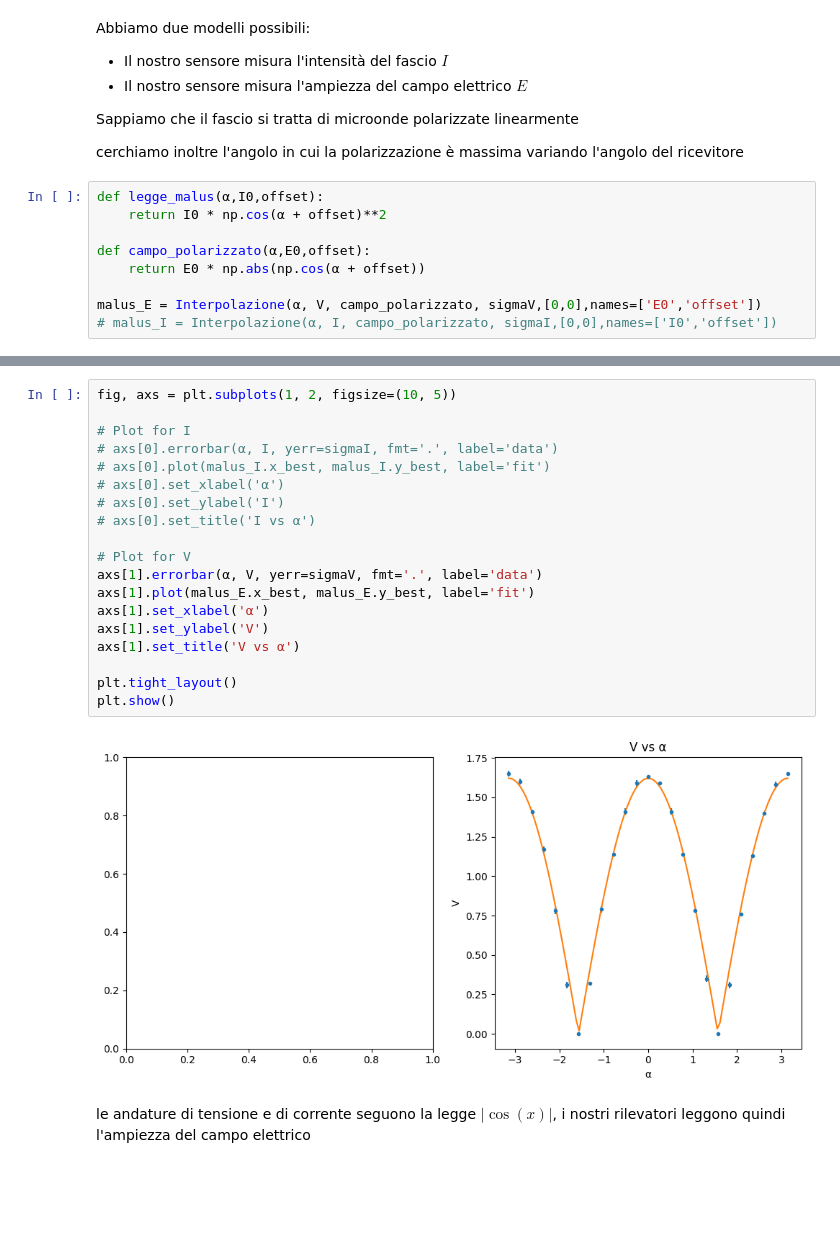
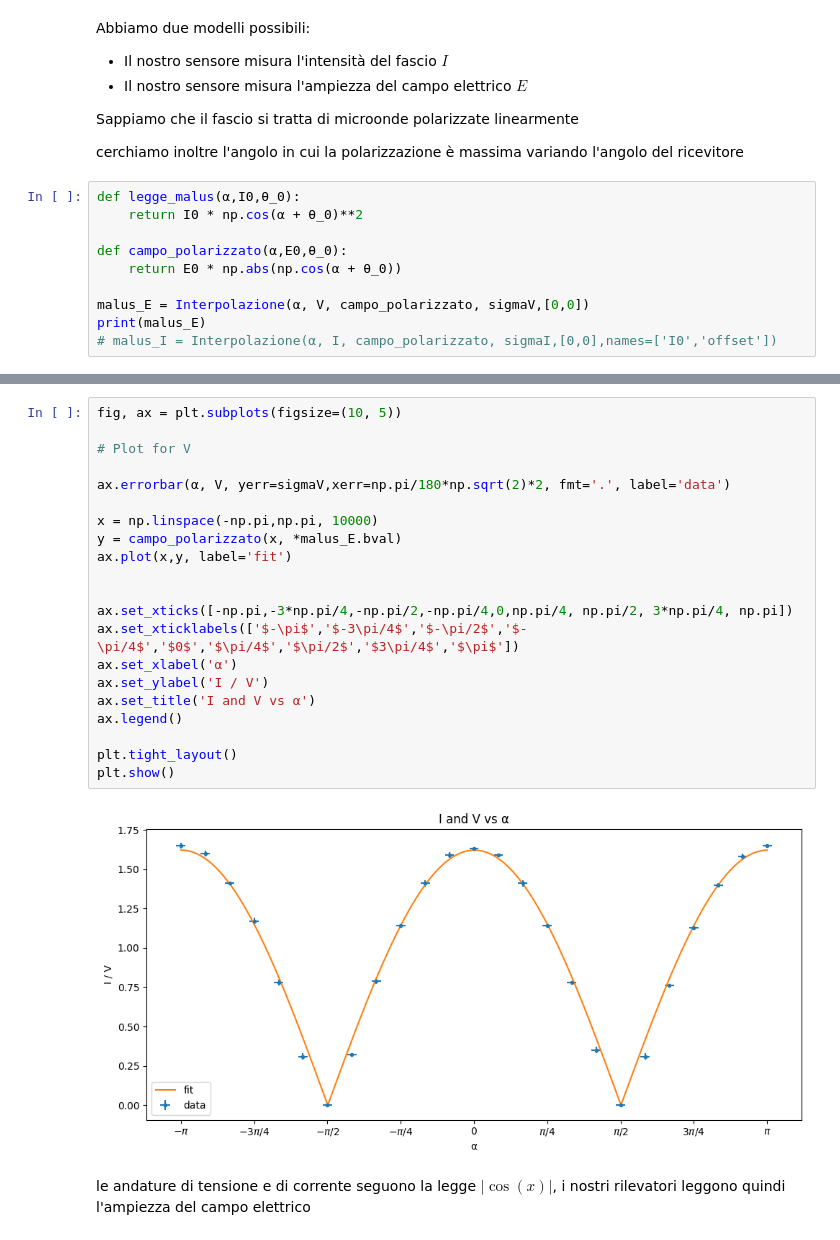
Before and after one commit to CarminatiGiovanni/LaboratorioFisica2, a Jupyter notebook: 20240509micoonde/malus.ipynb, the cells around one changed output, grey strips where cells are left out. Drawn from its saved outputs; the diff is of its cells as text; blank space fills up the shorter version.

Commit message:
interpolazione fix

```diff
--- a/20240509micoonde/malus.ipynb
+++ b/20240509micoonde/malus.ipynb
@@ -34,11 +34,12 @@ Sappiamo che il fascio si tratta di microonde polarizzate linearmente
 
 cerchiamo inoltre l'angolo in cui la polarizzazione è massima variando l'angolo del ricevitore
 # %%
-def legge_malus(α,I0,offset):
-    return I0 * np.cos(α + offset)**2
+def legge_malus(α,I0,θ_0):
+    return I0 * np.cos(α + θ_0)**2
 
-def campo_polarizzato(α,E0,offset):
-    return E0 * np.abs(np.cos(α + offset))
+def campo_polarizzato(α,E0,θ_0):
+    return E0 * np.abs(np.cos(α + θ_0))
 
-malus_E = Interpolazione(α, V, campo_polarizzato, sigmaV,[0,0],names=['E0','offset'])
+malus_E = Interpolazione(α, V, campo_polarizzato, sigmaV,[0,0])
+print(malus_E)
 # malus_I = Interpolazione(α, I, campo_polarizzato, sigmaI,[0,0],names=['I0','offset'])
@@ -45,23 +58,25 @@ malus_E = Interpolazione(α, V, campo_polarizzato, sigmaV,[0,0],names=['E0','off
-# %%
-fig, axs = plt.subplots(1, 2, figsize=(10, 5))
-
-# Plot for I
-# axs[0].errorbar(α, I, yerr=sigmaI, fmt='.', label='data')
-# axs[0].plot(malus_I.x_best, malus_I.y_best, label='fit')
-# axs[0].set_xlabel('α')
-# axs[0].set_ylabel('I')
-# axs[0].set_title('I vs α')
-
-# Plot for V
-axs[1].errorbar(α, V, yerr=sigmaV, fmt='.', label='data')
-axs[1].plot(malus_E.x_best, malus_E.y_best, label='fit')
-axs[1].set_xlabel('α')
-axs[1].set_ylabel('V')
-axs[1].set_title('V vs α')
-
-plt.tight_layout()
-plt.show()
-# %% [output]
-[figure, removed]
+# %%
+fig, ax = plt.subplots(figsize=(10, 5))
+
+# Plot for V
+
+ax.errorbar(α, V, yerr=sigmaV,xerr=np.pi/180*np.sqrt(2)*2, fmt='.', label='data')
+
+x = np.linspace(-np.pi,np.pi, 10000)
+y = campo_polarizzato(x, *malus_E.bval)
+ax.plot(x,y, label='fit')
+
+
+ax.set_xticks([-np.pi,-3*np.pi/4,-np.pi/2,-np.pi/4,0,np.pi/4, np.pi/2, 3*np.pi/4, np.pi])
+ax.set_xticklabels(['$-\pi$','$-3\pi/4$','$-\pi/2$','$-\pi/4$','$0$','$\pi/4$','$\pi/2$','$3\pi/4$','$\pi$'])
+ax.set_xlabel('α')
+ax.set_ylabel('I / V')
+ax.set_title('I and V vs α')
+ax.legend()
+
+plt.tight_layout()
+plt.show()
+# %% [output]
+[figure, added]
 # %% [markdown]
 le andature di tensione e di corrente seguono la legge $|\cos(x)|$, i nostri rilevatori leggono quindi l'ampiezza del campo elettrico
```
Also changed, not shown: parts of 3 cells of this notebook, 6 other files.
